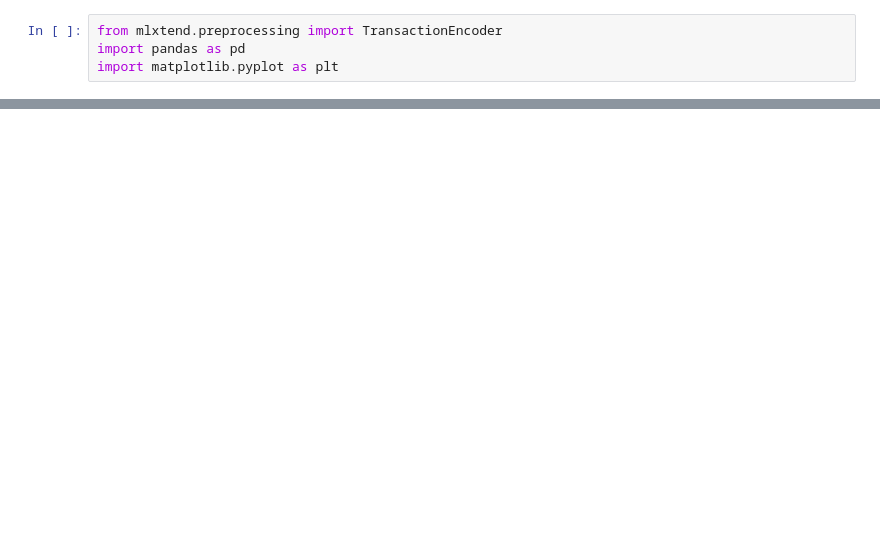
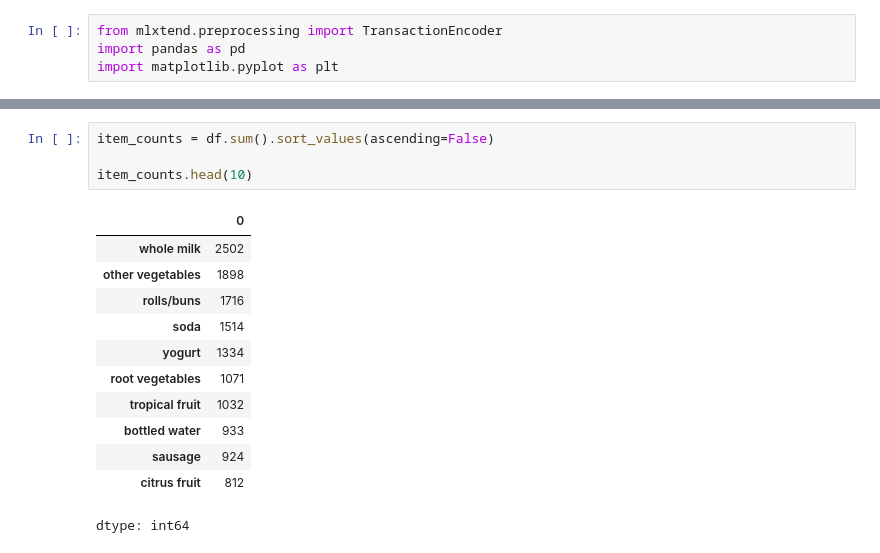
Before and after one commit to Prajkta11222/Market-Basket-Analysis-ML, a Jupyter notebook: MARKET_BASKET_ML(CS23024,CS23031).ipynb, the cells around one changed output, grey strips where cells are left out. Saved outputs shown, nothing was run; the diff lists cells and outputs as text; blank space fills up the shorter version.

```diff
--- a/MARKET_BASKET_ML(CS23024,CS23031).ipynb
+++ b/MARKET_BASKET_ML(CS23024,CS23031).ipynb
@@ -42,0 +84,17 @@ df.head()
+# %%
+item_counts = df.sum().sort_values(ascending=False)
+
+item_counts.head(10)
+# %% [output]
+|  | 0 |
+| whole milk | 2502 |
+| other vegetables | 1898 |
+| rolls/buns | 1716 |
+| soda | 1514 |
+| yogurt | 1334 |
+| root vegetables | 1071 |
+| tropical fruit | 1032 |
+| bottled water | 933 |
+| sausage | 924 |
+| citrus fruit | 812 |
+dtype: int64
```
Also changed, not shown: parts of 7 cells of this notebook.
